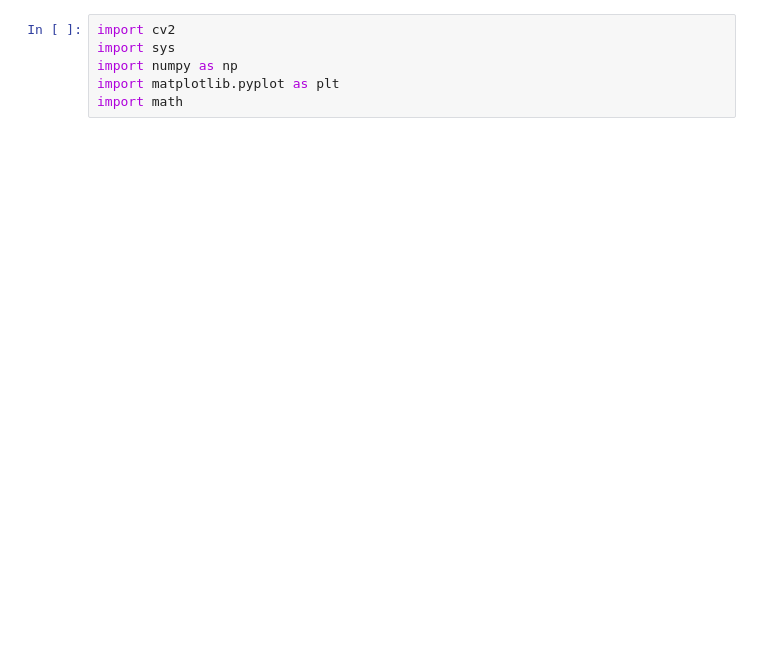
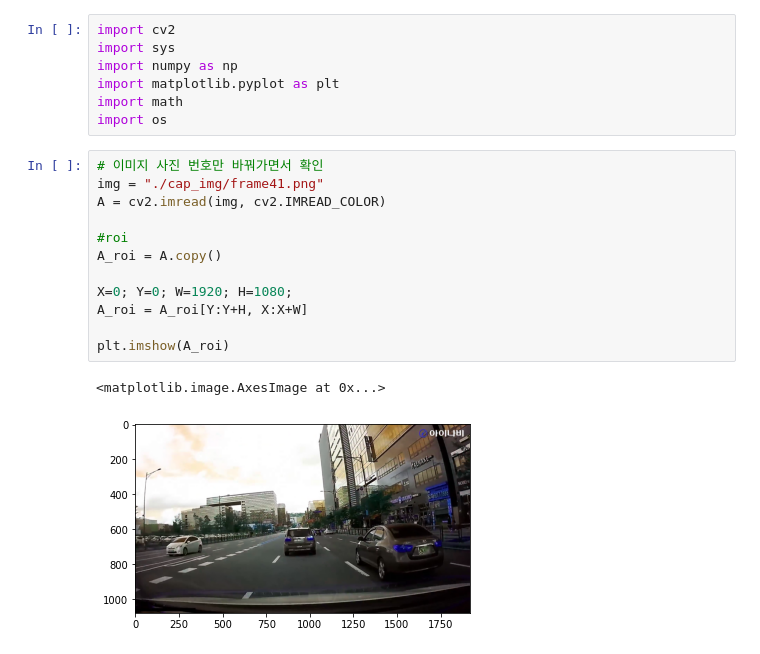
Before and after one commit to lim-ye-ji/Object_recognition_in_autonomous_driving, a Jupyter notebook: lane/Yu.ipynb, the cells around one changed output. Cells and saved outputs as stored; diff of their text form; blank space fills up the shorter version.

```diff
--- a/lane/Yu.ipynb
+++ b/lane/Yu.ipynb
@@ -4,3 +4,19 @@ import sys
 import numpy as np
 import matplotlib.pyplot as plt
 import math
+import os
+# %%
+# 이미지 사진 번호만 바꿔가면서 확인
+img = "./cap_img/frame41.png"
+A = cv2.imread(img, cv2.IMREAD_COLOR)
+
+#roi
+A_roi = A.copy()
+
+X=0; Y=0; W=1920; H=1080;
+A_roi = A_roi[Y:Y+H, X:X+W]
+
+plt.imshow(A_roi)
+# %% [output]
+<matplotlib.image.AxesImage at 0x...>
+[figure, added]
```
Also changed, not shown: parts of 8 cells of this notebook.
